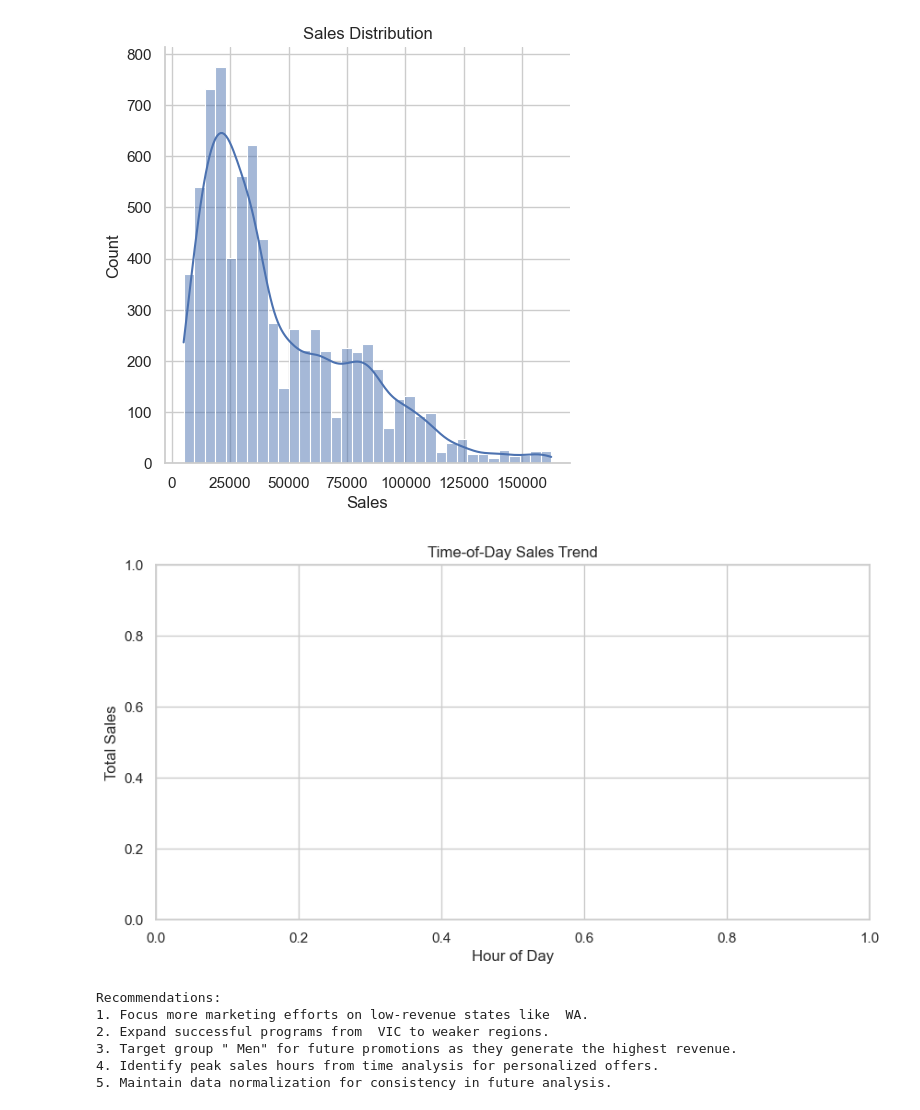
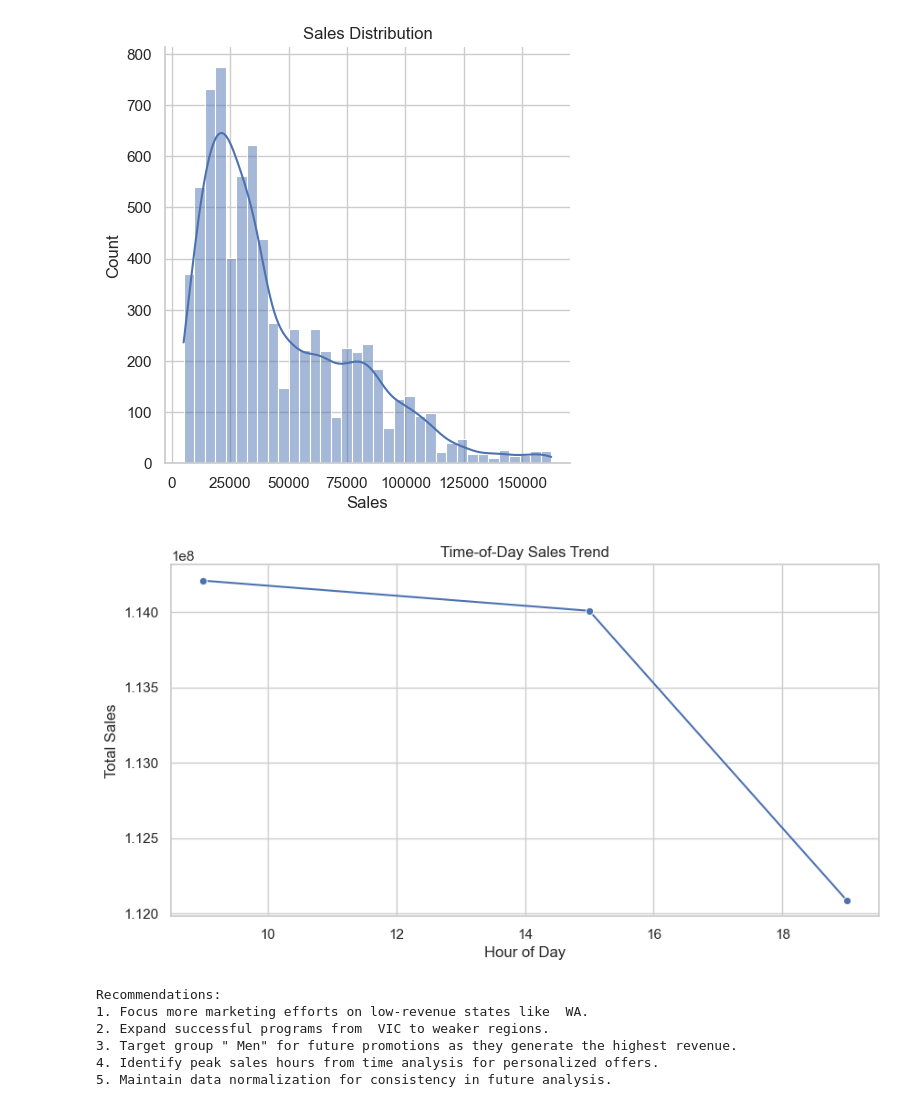
Before and after one commit to rohit1682/DataScience-simplilearn, a Jupyter notebook: 3. Applied Data Science with Python [Core]/CourseEnd-Project/Sales-Analysis/sales_analysis.ipynb, the cells around one changed output. Saved outputs shown, nothing was run; the diff lists cells and outputs as text; code cells hidden in the pictures.

Commit message:
sales analysis project uploaded

```diff
--- a/3. Applied Data Science with Python [Core]/CourseEnd-Project/Sales-Analysis/sales_analysis.ipynb
+++ b/3. Applied Data Science with Python [Core]/CourseEnd-Project/Sales-Analysis/sales_analysis.ipynb
@@ -216,31 +216,71 @@ plt.show()
 [figure]
 # %%
 if 'Time' in data.columns:
-    # Handle categorical time labels like Morning/Afternoon/Evening/Night
-    time_map = {
-        'Morning': 9,
-        'Afternoon': 15,
-        'Evening': 19,
-        'Night': 22
+    # Normalize time values
+    time_clean = (
+        data['Time']
+        .astype(str)
+        .str.strip()
+        .str.lower()
+    )
+
+    # Broad label mapping and contains-based fallback
+    label_map = {
+        'morning': 9,
+        'afternoon': 15,
+        'evening': 19,
+        'night': 22,
+        'noon': 12,
+        'midnight': 0
     }
-    if data['Time'].dtype == 'object' and set(data['Time'].unique()).issubset(set(time_map.keys())):
-        data['Hour'] = data['Time'].map(time_map)
-    else:
-        # Try parsing HH:MM:SS
-        data['Hour'] = pd.to_datetime(data['Time'], errors='coerce').dt.hour
+
+    # Start with direct label map
+    mapped_hours = time_clean.map(label_map)
+
+    # Fill remaining via contains patterns
+    contains_map = [
+        ('morning', 9),
+        ('afternoon', 15),
+        ('evening', 19),
+        ('night', 22),
+        ('noon', 12),
+        ('midnight', 0)
+    ]
+    for token, hour_val in contains_map:
+        # Only set where current is NaN and token is present
+        mask = time_clean.str.contains(token, na=False) & mapped_hours.isna()
+        mapped_hours = mapped_hours.mask(mask, hour_val)
+
+    # Parse clock formats if still NaN
+    hour = mapped_hours.copy()
+    if hour.isna().any():
+        # Try multiple common formats
+        parsed = pd.to_datetime(time_clean, format='%I:%M %p', errors='coerce')
+        parsed = parsed.fillna(pd.to_datetime(time_clean, format='%I %p', errors='coerce'))
+        parsed = parsed.fillna(pd.to_datetime(time_clean, format='%H:%M:%S', errors='coerce'))
+        parsed = parsed.fillna(pd.to_datetime(time_clean, format='%H:%M', errors='coerce'))
+        hour = hour.fillna(parsed.dt.hour)
+
+    # Ensure nullable integer dtype for grouping
+    hour = pd.to_numeric(hour, errors='coerce').astype('Int64')
+    data['Hour'] = hour
 
     hourly_sales = data.groupby('Hour', dropna=True)['Sales'].sum().sort_index()
 
-    plt.figure(figsize=(10,5))
-    sns.lineplot(x=hourly_sales.index, y=hourly_sales.values, marker='o')
-    plt.title('Time-of-Day Sales Trend')
-    plt.xlabel('Hour of Day')
-    plt.ylabel('Total Sales')
-    plt.show()
+    if hourly_sales.empty:
+        unique_times = data['Time'].astype(str).str.strip().value_counts().head(10)
+        print("No hourly data could be derived from Time. Top values:\n", unique_times)
+    else:
+        plt.figure(figsize=(10,5))
+        sns.lineplot(x=hourly_sales.index, y=hourly_sales.values, marker='o')
+        plt.title('Time-of-Day Sales Trend')
+        plt.xlabel('Hour of Day')
+        plt.ylabel('Total Sales')
+        plt.show()
 else:
     print("⚠️ No Time column found for hourly sales analysis.")
 # %% [output]
-[figure, old version]
+[figure, new version]
 # %%
 print(f"""
 Recommendations:
```
